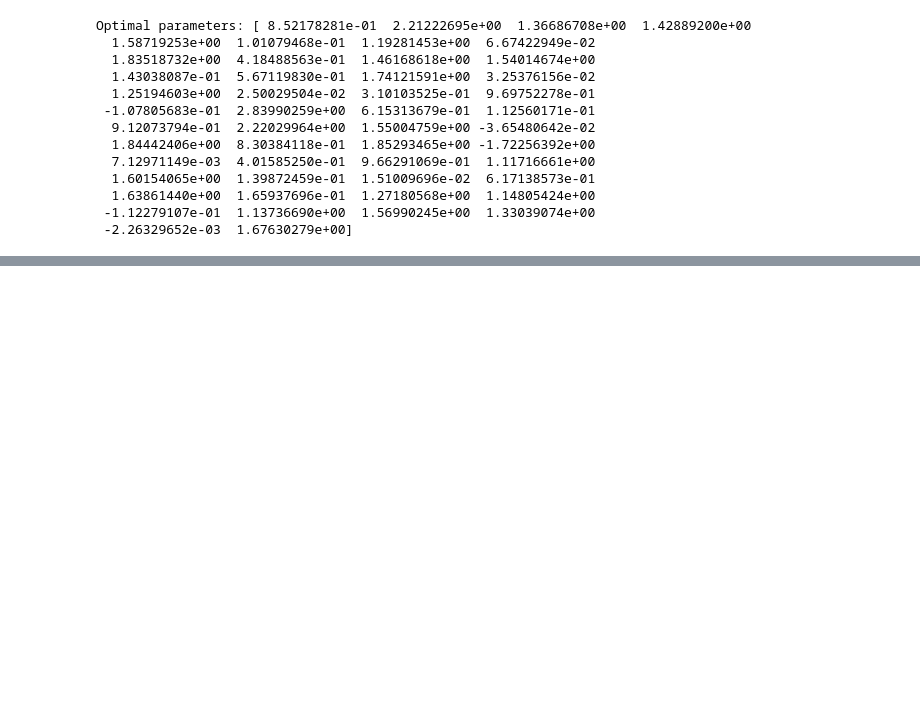
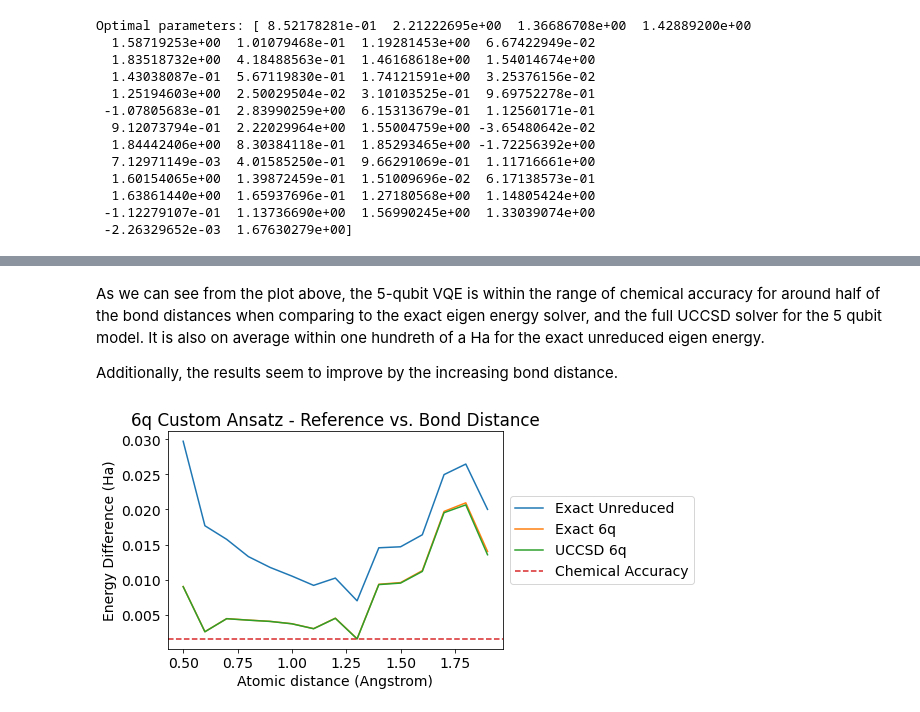
Before and after one commit to bart-q/QHack2023, a Jupyter notebook: QHack2023_submission.ipynb, the cells around one changed output, grey strips where cells are left out. Cells and saved outputs as stored; diff of their text form; code cells hidden in the pictures; blank space fills up the shorter version.

```diff
--- a/QHack2023_submission.ipynb
+++ b/QHack2023_submission.ipynb
@@ -473,0 +509,7 @@ Optimal parameters: [ 8.52178281e-01  2.21222695e+00  1.36686708e+00  1.42889200
+# %%
+from qiskit_nature.algorithms.ground_state_solvers.minimum_eigensolver_factories import NumPyMinimumEigensolverFactory
+
+def exact_solver(problem, converter):
+    solver = NumPyMinimumEigensolverFactory()
+    calc = GroundStateEigensolver(converter, solver)
+    return calc.solve(problem).total_energies[0].real
@@ -473,0 +593,16 @@ Optimal parameters: [ 8.52178281e-01  2.21222695e+00  1.36686708e+00  1.42889200
+# %% [markdown]
+As we can see from the plot above, the 5-qubit VQE is within the range of chemical accuracy for around half of the bond distances when comparing to the exact eigen energy solver, and the full UCCSD solver for the 5 qubit model. It is also on average within one hundreth of a Ha for the exact unreduced eigen energy.
+
+Additionally, the results seem to improve by the increasing bond distance.
+# %%
+plt.plot(distances, [np.abs(vqe_efficient_6q_energies[i] - exact_unreduced_energies[i]) for i in range(len(vqe_energies))], label="Exact Unreduced")
+plt.plot(distances, [np.abs(vqe_efficient_6q_energies[i] - expected_6q_energies[i]) for i in range(len(vqe_energies))], label="Exact 6q")
+plt.plot(distances, [np.abs(vqe_efficient_6q_energies[i] - uccsd_6q_energies[i]) for i in range(len(vqe_energies))], label="UCCSD 6q")
+plt.axhline(y=.0016, color="tab:red", ls="--", label="Chemical Accuracy")
+plt.title("6q Custom Ansatz - Reference vs. Bond Distance")
+plt.xlabel('Atomic distance (Angstrom)')
+plt.ylabel('Energy Difference (Ha)')
+plt.legend(loc='center left', bbox_to_anchor=(1, 0.5))
+plt.show()
+# %% [output]
+[figure, added]
```
Also changed, not shown: parts of 48 cells of this notebook.
